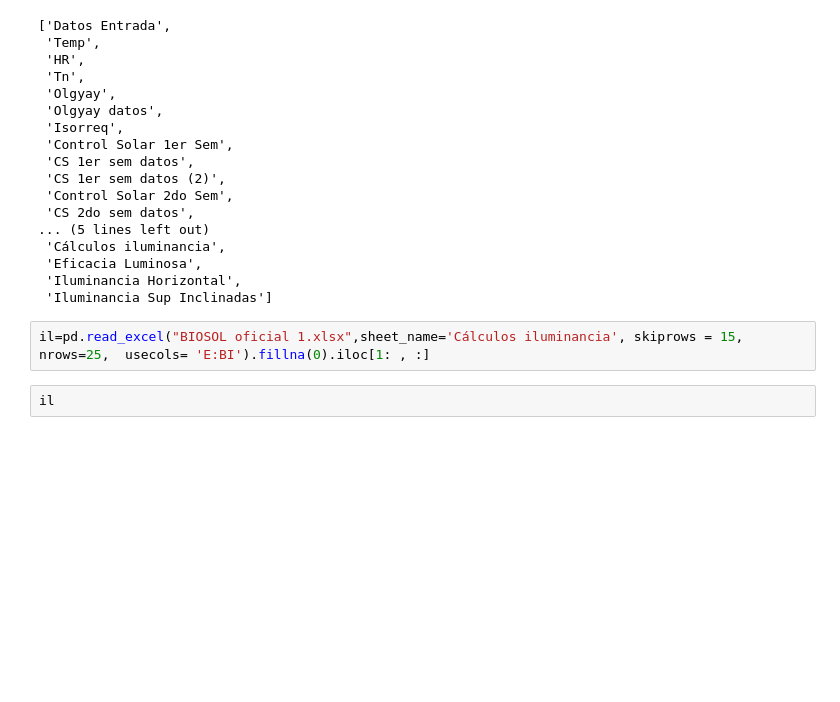
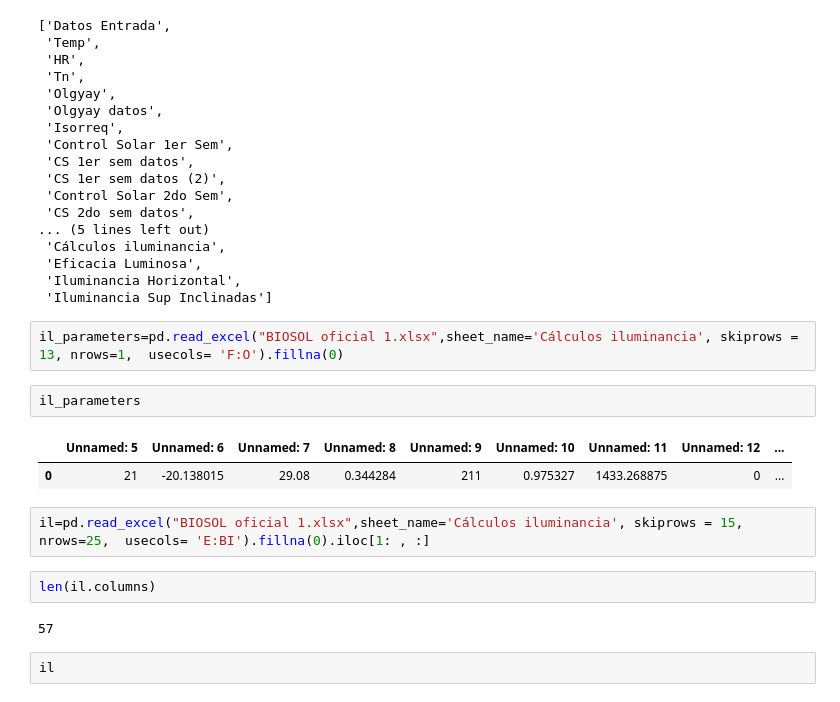
Before and after one commit to AjoloteCosmico/IInge, a Jupyter notebook: notebook.ipynb, the cells around one changed output. Drawn from its saved outputs; the diff is of its cells as text; blank space fills up the shorter version.

```diff
--- a/notebook.ipynb
+++ b/notebook.ipynb
@@ -22,8 +47,19 @@ file.sheet_names
  'Eficacia Luminosa',
  'Iluminancia Horizontal',
  'Iluminancia Sup Inclinadas']
+# %%
+il_parameters=pd.read_excel("BIOSOL oficial 1.xlsx",sheet_name='Cálculos iluminancia', skiprows = 13, nrows=1,  usecols= 'F:O').fillna(0)
+# %%
+il_parameters
+# %% [output]
+|  | Unnamed: 5 | Unnamed: 6 | Unnamed: 7 | Unnamed: 8 | Unnamed: 9 | Unnamed: 10 | Unnamed: 11 | Unnamed: 12 | ... |
+| 0 | 21 | -20.138015 | 29.08 | 0.344284 | 211 | 0.975327 | 1433.268875 | 0 | ... |
 # %%
 il=pd.read_excel("BIOSOL oficial 1.xlsx",sheet_name='Cálculos iluminancia', skiprows = 15, nrows=25,  usecols= 'E:BI').fillna(0).iloc[1: , :]
+# %%
+len(il.columns)
+# %% [output]
+57
 # %%
 il
 # %% [output]
```
Also changed, not shown: parts of 6 cells of this notebook, 3 other files.
